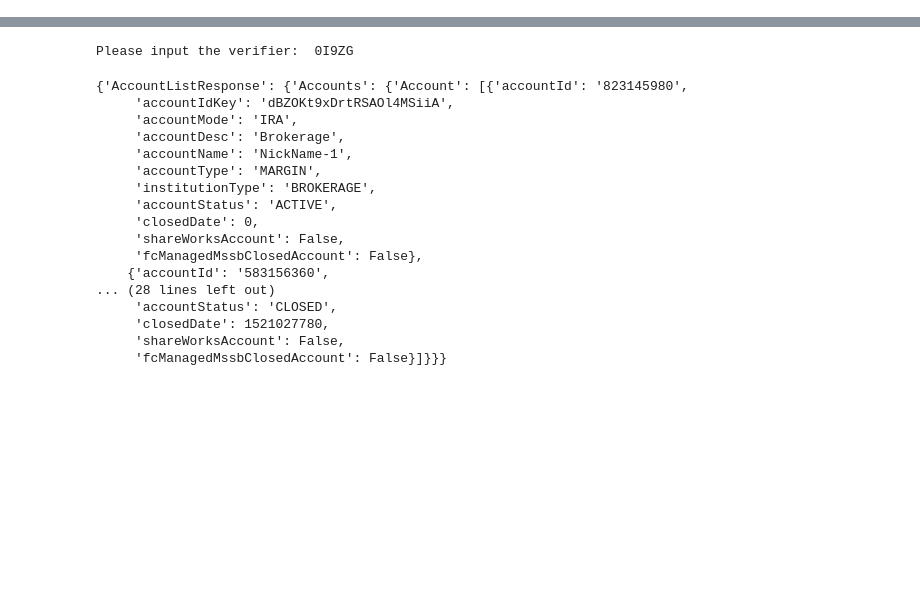
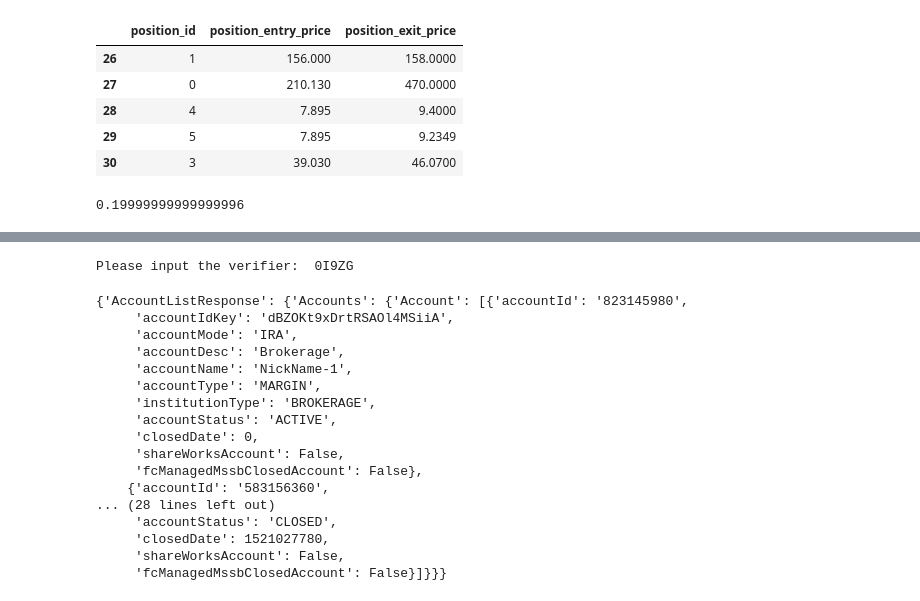
Before and after one commit to mirthbottle/trader_buddy, a Jupyter notebook: jupyter-notebooks/etrade_api.ipynb, the cells around one changed output, grey strips where cells are left out. Drawn from its saved outputs; the diff is of its cells as text; code cells hidden in the pictures; blank space fills up the shorter version.

```diff
--- a/jupyter-notebooks/etrade_api.ipynb
+++ b/jupyter-notebooks/etrade_api.ipynb
@@ -24,0 +40,10 @@ rows
+# %%
+job = client.load_table_from_dataframe(
+    p_sample, "main-street-labs.gain_tracker_dev.positions"
+)
+# %%
+# Perform a query.
+QUERY = (
+    'SELECT position_id, position_entry_price, position_exit_price FROM `main-street-labs.gain_tracker_dev.positions`'
+)
+p_sample_dl = client.query_and_wait(QUERY).to_dataframe().head(31)  # API request
@@ -24,0 +95,13 @@ rows
+# %%
+p_sample_dl.tail()
+# %% [output]
+|  | position_id | position_entry_price | position_exit_price |
+| 26 | 1 | 156.000 | 158.0000 |
+| 27 | 0 | 210.130 | 470.0000 |
+| 28 | 4 | 7.895 | 9.4000 |
+| 29 | 5 | 7.895 | 9.2349 |
+| 30 | 3 | 39.030 | 46.0700 |
+# %%
+1.3-1.1
+# %% [output]
+0.19999999999999996
```
Also changed, not shown: parts of 23 cells of this notebook, 2 other files.
